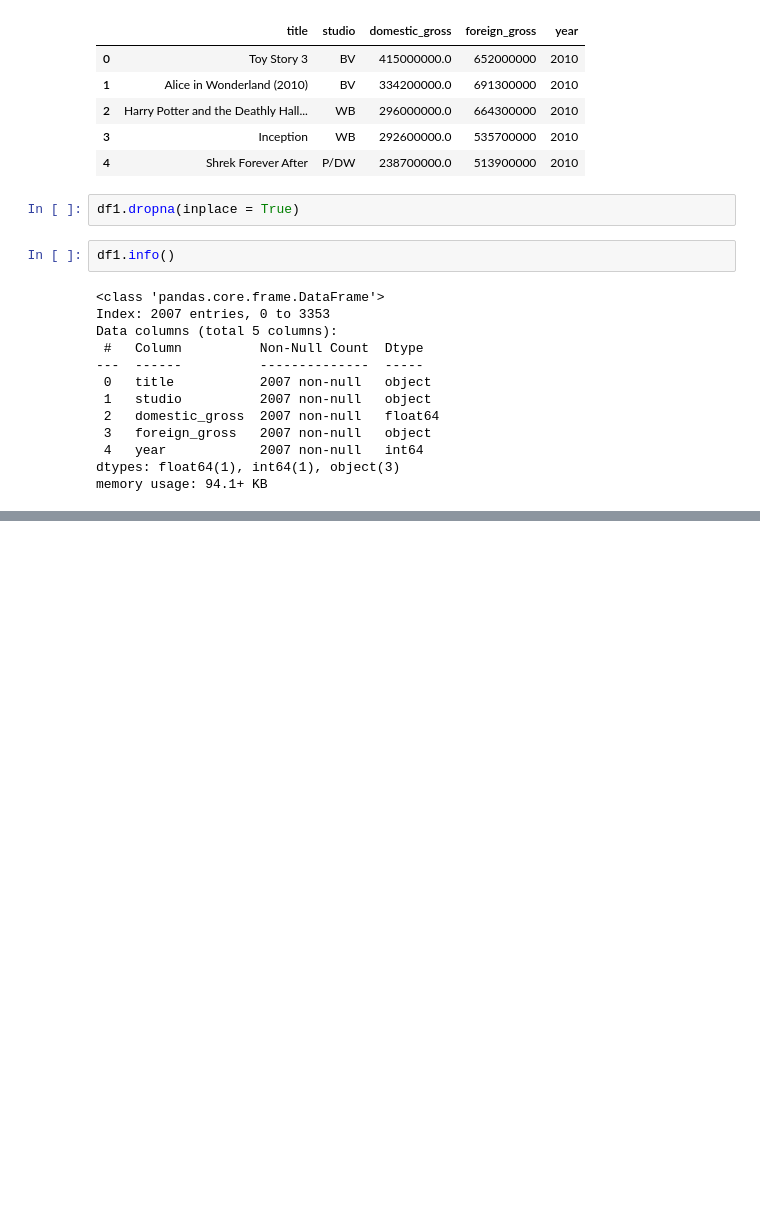
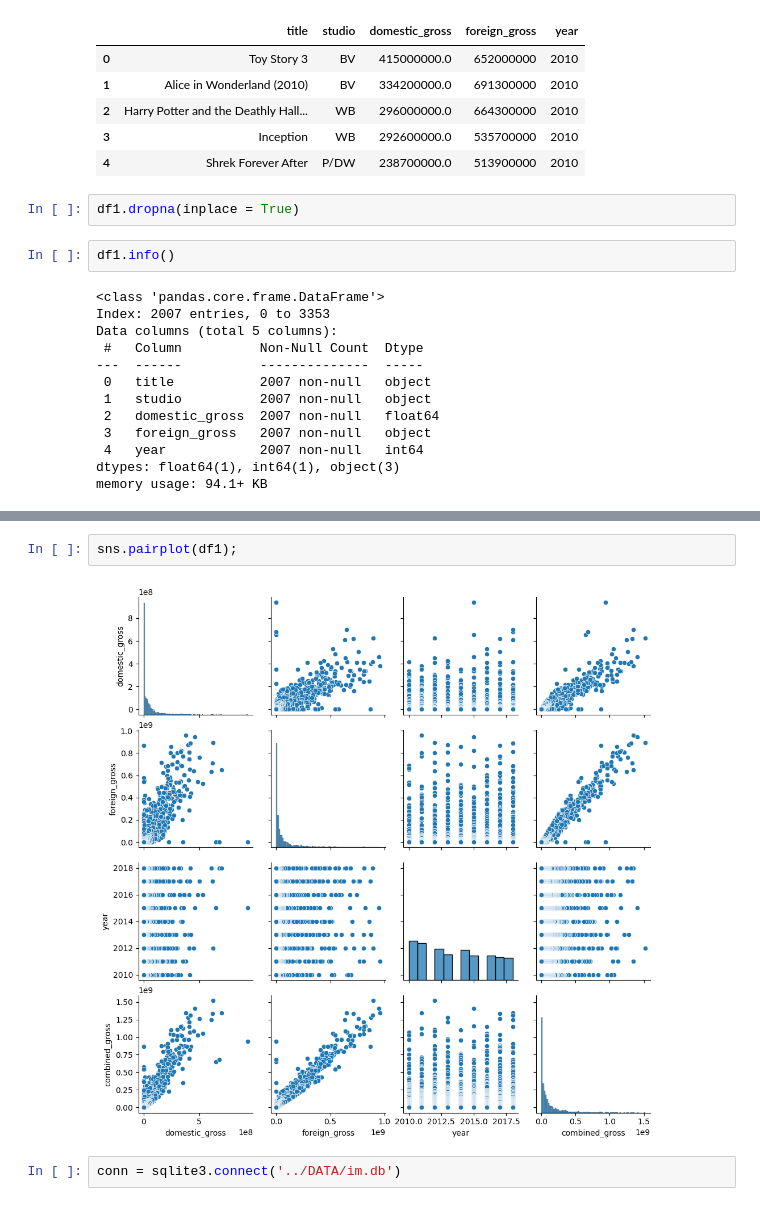
Before and after one commit to iDeal-DataViz/Phase_2_Project, a Jupyter notebook: IPYNBs/Rawlings.ipynb, the cells around one changed output, grey strips where cells are left out. Saved outputs shown, nothing was run; the diff lists cells and outputs as text; blank space fills up the shorter version.

```diff
--- a/IPYNBs/Rawlings.ipynb
+++ b/IPYNBs/Rawlings.ipynb
@@ -40,0 +114,6 @@ memory usage: 94.1+ KB
+# %%
+sns.pairplot(df1);
+# %% [output]
+[figure, added]
+# %%
+conn = sqlite3.connect('../DATA/im.db')
```
Also changed, not shown: parts of 19 cells of this notebook.
